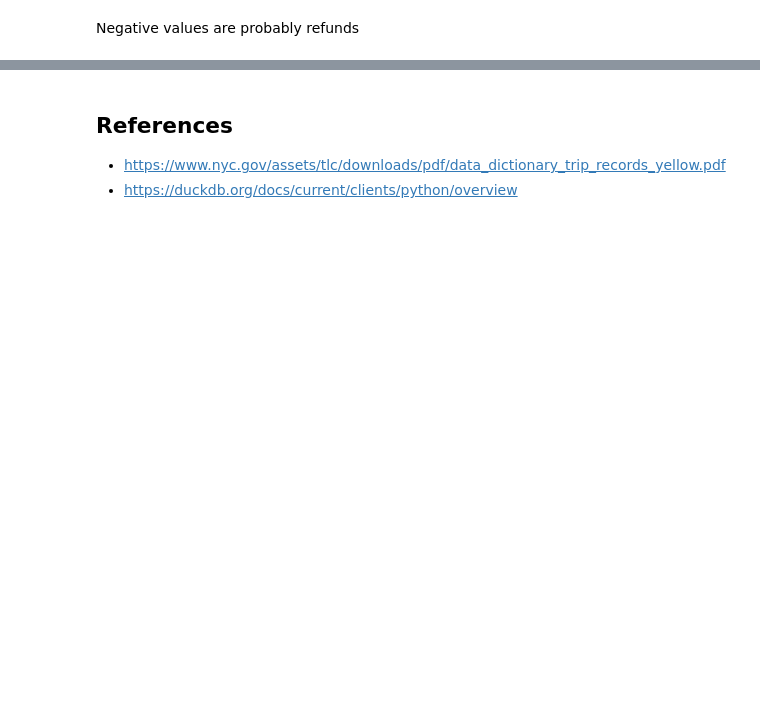
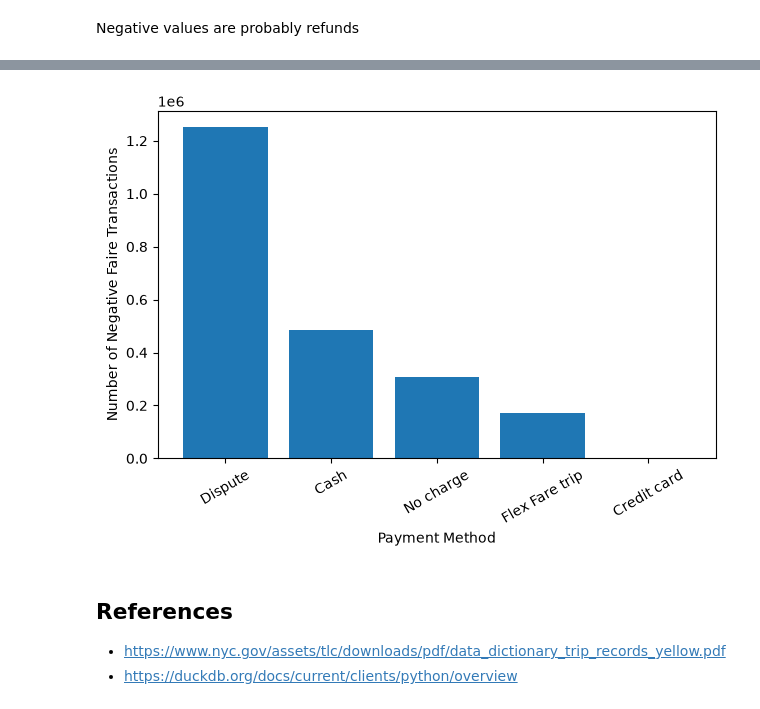
Before and after one commit to ajinikhil/NYC_jaune_taxi_analysis, a Jupyter notebook: NYC_jaune_taxi_analysis/analysis/cleaning.ipynb, the cells around one changed output, grey strips where cells are left out. Saved outputs shown, nothing was run; the diff lists cells and outputs as text; code cells hidden in the pictures; blank space fills up the shorter version.

```diff
--- a/NYC_jaune_taxi_analysis/analysis/cleaning.ipynb
+++ b/NYC_jaune_taxi_analysis/analysis/cleaning.ipynb
@@ -183,0 +345,3 @@ neg_fairs
+# %%
+neg_fairs_count = neg_fairs["payment_type"].value_counts()
+neg_fairs_count
@@ -184,3 +372,23 @@ neg_fairs
+# %%
+payment_labels = {
+    0: "Flex Fare trip",
+    1: "Credit card",
+    2: "Cash",
+    3: "No charge",
+    4: "Dispute"
+}
+plt.bar(
+    neg_fairs_count.index.map(payment_labels),
+    neg_fairs_count.values
+)
+plt.xlabel("Payment Method")
+plt.ylabel("Number of Negative Faire Transactions")
+
+plt.xticks(rotation=30)
+plt.tight_layout()
+plt.show()
+# %% [output]
+[figure, added]
 # %% [markdown]
 ## References
 
```
Also changed, not shown: parts of 14 cells of this notebook.
